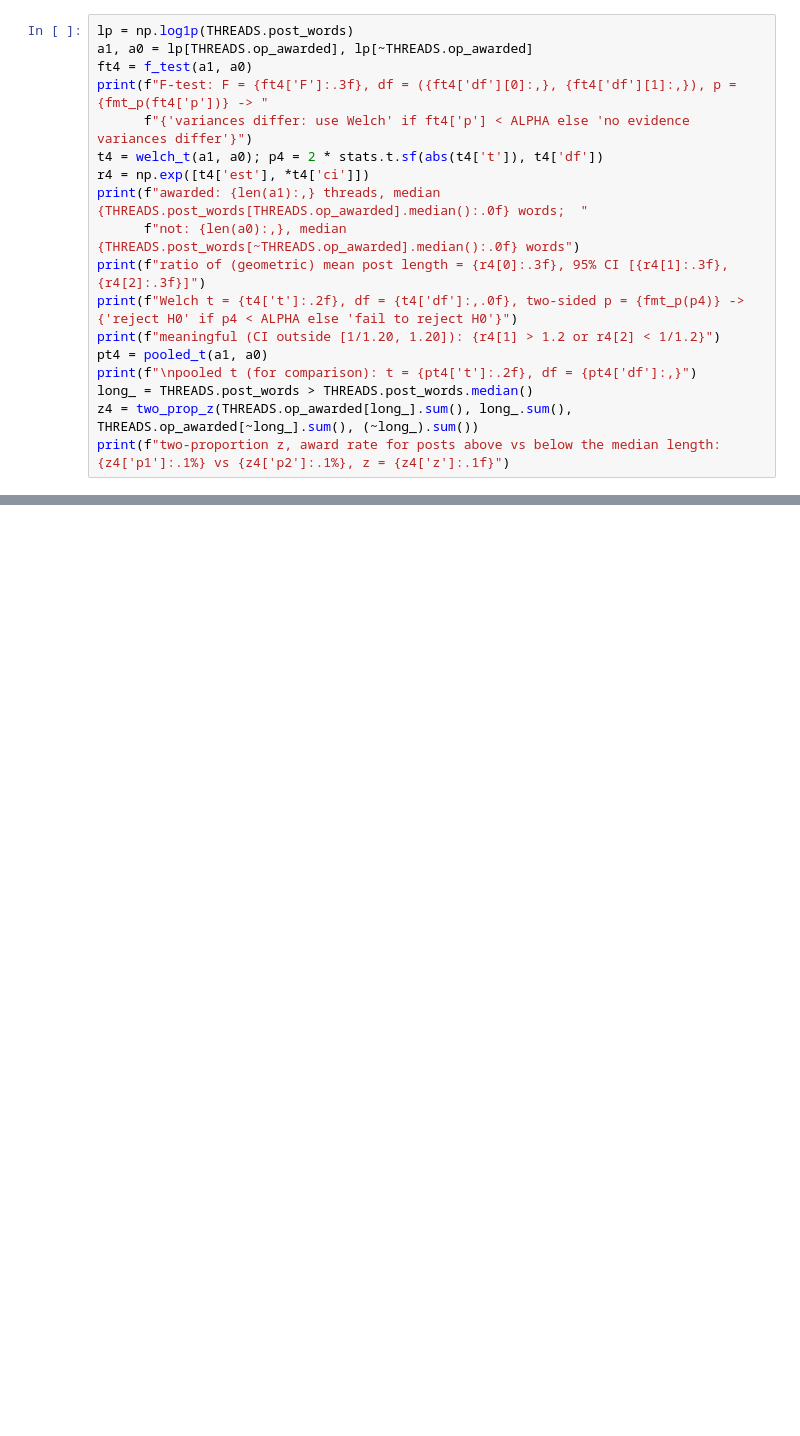
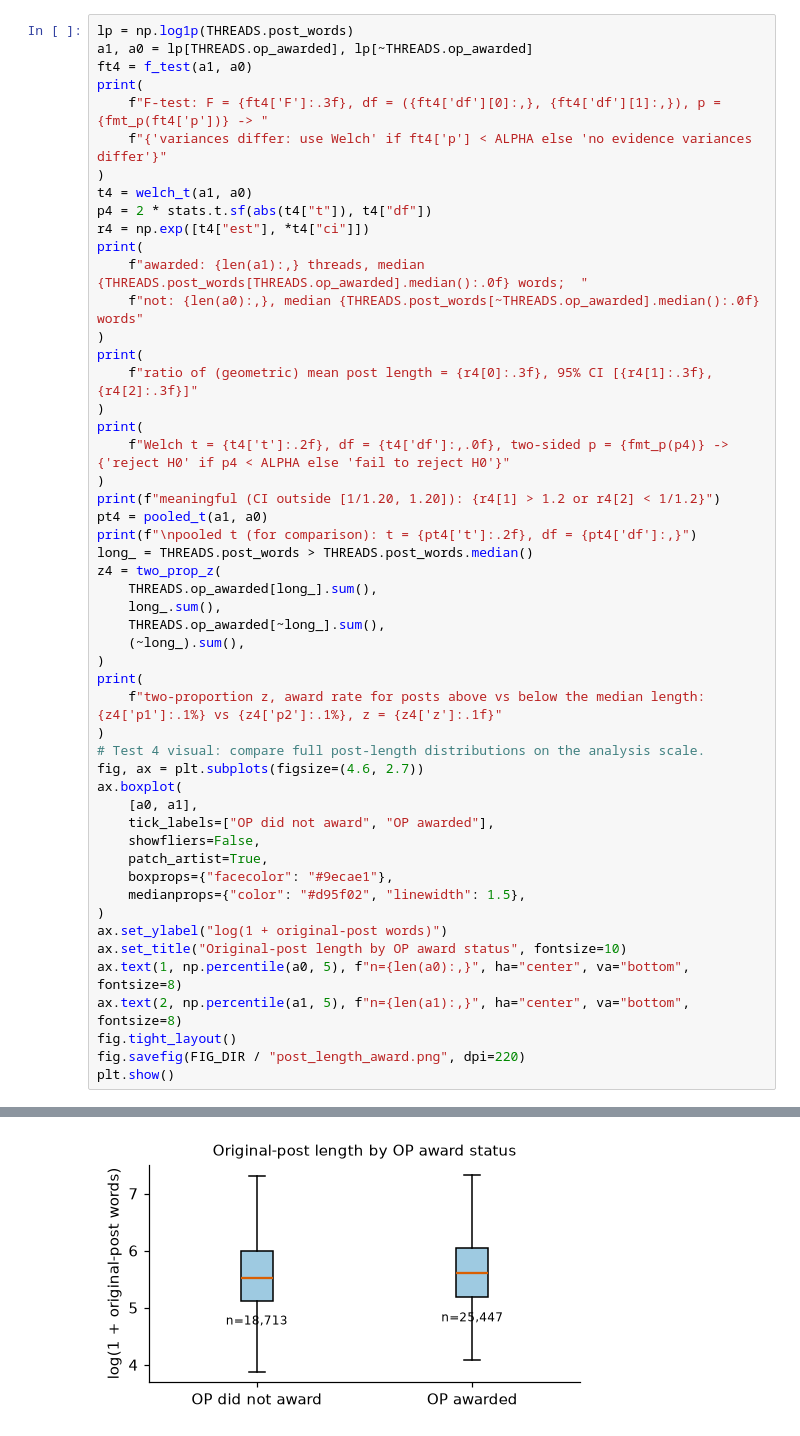
Before and after one commit to pranaybansal19/Data-Science-Project, a Jupyter notebook: CMV_Analysis.ipynb, the cells around one changed output, grey strips where cells are left out. Saved outputs shown, nothing was run; the diff lists cells and outputs as text; blank space fills up the shorter version.

```diff
--- a/CMV_Analysis.ipynb
+++ b/CMV_Analysis.ipynb
@@ -651,30 +1059,64 @@ Unit: one intact thread (Section 3.3, before the "OP awarded" filter). μ: mean
 # %%
 lp = np.log1p(THREADS.post_words)
 a1, a0 = lp[THREADS.op_awarded], lp[~THREADS.op_awarded]
 ft4 = f_test(a1, a0)
-print(f"F-test: F = {ft4['F']:.3f}, df = ({ft4['df'][0]:,}, {ft4['df'][1]:,}), p = {fmt_p(ft4['p'])} -> "
-      f"{'variances differ: use Welch' if ft4['p'] < ALPHA else 'no evidence variances differ'}")
-t4 = welch_t(a1, a0); p4 = 2 * stats.t.sf(abs(t4['t']), t4['df'])
-r4 = np.exp([t4['est'], *t4['ci']])
-print(f"awarded: {len(a1):,} threads, median {THREADS.post_words[THREADS.op_awarded].median():.0f} words;  "
-      f"not: {len(a0):,}, median {THREADS.post_words[~THREADS.op_awarded].median():.0f} words")
-print(f"ratio of (geometric) mean post length = {r4[0]:.3f}, 95% CI [{r4[1]:.3f}, {r4[2]:.3f}]")
-print(f"Welch t = {t4['t']:.2f}, df = {t4['df']:,.0f}, two-sided p = {fmt_p(p4)} -> {'reject H0' if p4 < ALPHA else 'fail to reject H0'}")
+print(
+    f"F-test: F = {ft4['F']:.3f}, df = ({ft4['df'][0]:,}, {ft4['df'][1]:,}), p = {fmt_p(ft4['p'])} -> "
+    f"{'variances differ: use Welch' if ft4['p'] < ALPHA else 'no evidence variances differ'}"
+)
+t4 = welch_t(a1, a0)
+p4 = 2 * stats.t.sf(abs(t4["t"]), t4["df"])
+r4 = np.exp([t4["est"], *t4["ci"]])
+print(
+    f"awarded: {len(a1):,} threads, median {THREADS.post_words[THREADS.op_awarded].median():.0f} words;  "
+    f"not: {len(a0):,}, median {THREADS.post_words[~THREADS.op_awarded].median():.0f} words"
+)
+print(
+    f"ratio of (geometric) mean post length = {r4[0]:.3f}, 95% CI [{r4[1]:.3f}, {r4[2]:.3f}]"
+)
+print(
+    f"Welch t = {t4['t']:.2f}, df = {t4['df']:,.0f}, two-sided p = {fmt_p(p4)} -> {'reject H0' if p4 < ALPHA else 'fail to reject H0'}"
+)
 print(f"meaningful (CI outside [1/1.20, 1.20]): {r4[1] > 1.2 or r4[2] < 1/1.2}")
 pt4 = pooled_t(a1, a0)
 print(f"\npooled t (for comparison): t = {pt4['t']:.2f}, df = {pt4['df']:,}")
 long_ = THREADS.post_words > THREADS.post_words.median()
-z4 = two_prop_z(THREADS.op_awarded[long_].sum(), long_.sum(), THREADS.op_awarded[~long_].sum(), (~long_).sum())
-print(f"two-proportion z, award rate for posts above vs below the median length: {z4['p1']:.1%} vs {z4['p2']:.1%}, z = {z4['z']:.1f}")
+z4 = two_prop_z(
+    THREADS.op_awarded[long_].sum(),
+    long_.sum(),
+    THREADS.op_awarded[~long_].sum(),
+    (~long_).sum(),
+)
+print(
+    f"two-proportion z, award rate for posts above vs below the median length: {z4['p1']:.1%} vs {z4['p2']:.1%}, z = {z4['z']:.1f}"
+)
+# Test 4 visual: compare full post-length distributions on the analysis scale.
+fig, ax = plt.subplots(figsize=(4.6, 2.7))
+ax.boxplot(
+    [a0, a1],
+    tick_labels=["OP did not award", "OP awarded"],
+    showfliers=False,
+    patch_artist=True,
+    boxprops={"facecolor": "#9ecae1"},
+    medianprops={"color": "#d95f02", "linewidth": 1.5},
+)
+ax.set_ylabel("log(1 + original-post words)")
+ax.set_title("Original-post length by OP award status", fontsize=10)
+ax.text(1, np.percentile(a0, 5), f"n={len(a0):,}", ha="center", va="bottom", fontsize=8)
+ax.text(2, np.percentile(a1, 5), f"n={len(a1):,}", ha="center", va="bottom", fontsize=8)
+fig.tight_layout()
+fig.savefig(FIG_DIR / "post_length_award.png", dpi=220)
+plt.show()
 # %% [output]
 F-test: F = 0.955, df = (25,446, 18,712), p = 6.72e-04 -> variances differ: use Welch
 awarded: 25,447 threads, median 270 words;  not: 18,713, median 248 words
 ratio of (geometric) mean post length = 1.068, 95% CI [1.056, 1.081]
 Welch t = 10.99, df = 39,789, two-sided p = 4.52e-28 -> reject H0
 meaningful (CI outside [1/1.20, 1.20]): False
 
 pooled t (for comparison): t = 11.03, df = 44,158
 two-proportion z, award rate for posts above vs below the median length: 60.1% vs 55.2%, z = 10.4
+[figure, added]
 # %% [markdown]
 ---
 ## 7. Summary
```
Also changed, not shown: parts of 43 cells of this notebook, 9 other files.
